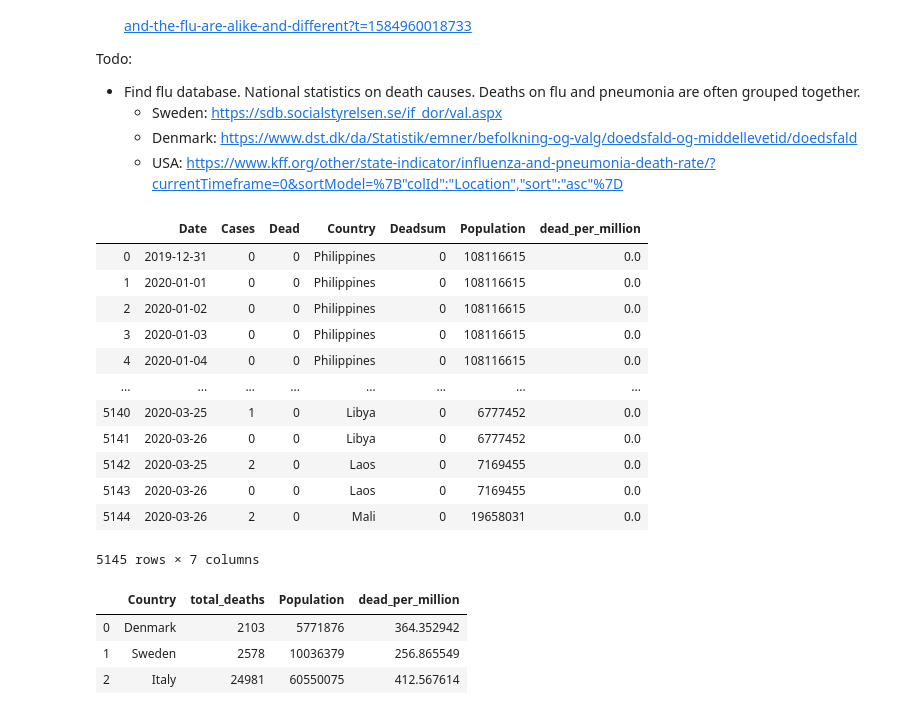
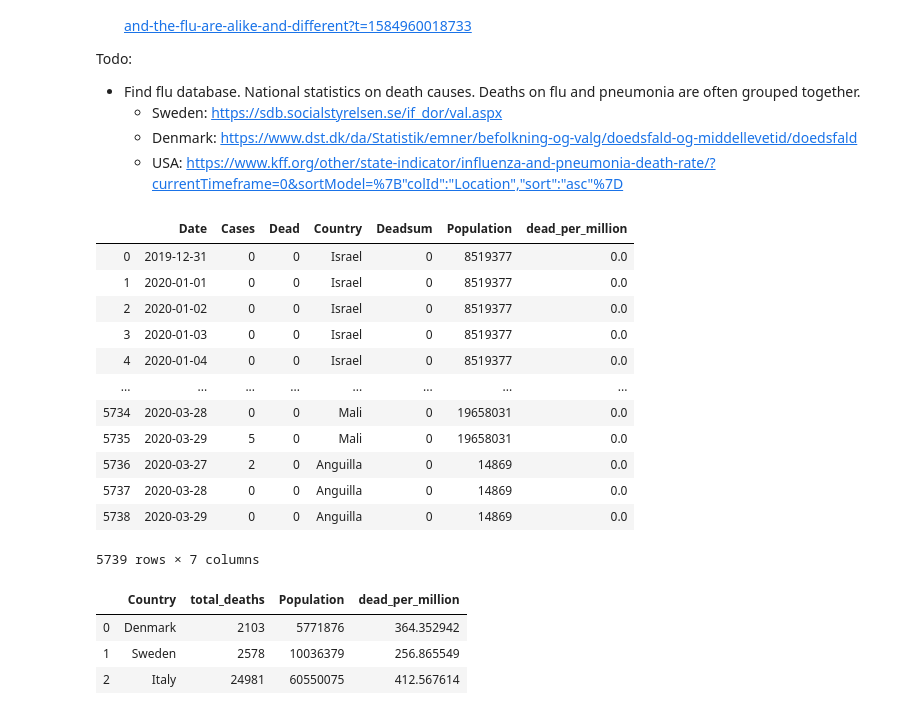
Before and after one commit to mlund/corona-vs-flu, a Jupyter notebook: notebook.ipynb, the cells around one changed output. Cells and saved outputs as stored; diff of their text form; code cells hidden in the pictures.

```diff
--- a/notebook.ipynb
+++ b/notebook.ipynb
@@ -22,45 +22,47 @@ import datetime
 # %%
 today = datetime.date.today().strftime("%Y-%m-%d")
 # source: https://www.ecdc.europa.eu/en/publications-data/download-todays-data-geographic-distribution-covid-19-cases-worldwide
-url = "https://www.ecdc.europa.eu/sites/default/files/documents/COVID-19-geographic-disbtribution-worldwide-2020-03-26.xlsx"
+url = "https://www.ecdc.europa.eu/sites/default/files/documents/COVID-19-geographic-disbtribution-worldwide-2020-03-29.xlsx"
 #file = "COVID-19-geographic-disbtribution-worldwide-2020-03-22.xlsx"
 db = pd.read_excel(url, usecols=[0,4,5,6], converters= {'DateRep': pd.to_datetime})
-db.rename(columns={"Countries and territories": "Country"}, inplace=True, errors="raise")
-db.rename(columns={"DateRep": "Date"}, inplace=True, errors="raise")
-db.rename(columns={"Deaths": "Dead"}, inplace=True, errors="raise")
-db.rename(columns={"Cases": "Cases"}, inplace=True, errors="raise")
+db.rename(columns={"countriesAndTerritories": "Country"}, inplace=True, errors="raise")
+db.rename(columns={"dateRep": "Date"}, inplace=True, errors="raise")
+db.rename(columns={"deaths": "Dead"}, inplace=True, errors="raise")
+db.rename(columns={"cases": "Cases"}, inplace=True, errors="raise")
 db.sort_values('Date', inplace=True)
 db["Deadsum"] = db.groupby(by=['Country']).cumsum().Dead
 
 # read and mangle country population database
 population = pd.read_html("https://en.wikipedia.org/wiki/List_of_countries_by_population_(United_Nations)")[1]
 population.drop(columns=[1,2,3,5], inplace=True)
 population = population.rename(columns={0: "Country", 4: "Population"}).dropna()
 population["Country"] = population["Country"].replace(to_replace="China[a]", value="China")
 population["Country"] = population["Country"].replace(to_replace="Spain[d]", value="Spain")
 population["Country"] = population["Country"].replace(to_replace="Norway[m]", value="Norway")
+population["Country"] = population["Country"].replace(to_replace="France[b]", value="France")
 population["Country"] = population["Country"].replace(to_replace="Czech Republic", value="Czech_Republic")
 population["Country"] = population["Country"].replace(to_replace="United Kingdom", value="United_Kingdom")
+population["Country"] = population["Country"].replace(to_replace="United States", value="United_States_of_America")
 
 # merge the two databases above
 db = pd.merge(db, population, on="Country")
 db.Population = db["Population"].astype(int).values
 db["dead_per_million"] = db.Deadsum / db.Population * 1e6
 db
 # %% [output]
 |  | Date | Cases | Dead | Country | Deadsum | Population | dead_per_million |
-| 0 | 2019-12-31 | 0 | 0 | Philippines | 0 | 108116615 | 0.0 |
-| 1 | 2020-01-01 | 0 | 0 | Philippines | 0 | 108116615 | 0.0 |
-| 2 | 2020-01-02 | 0 | 0 | Philippines | 0 | 108116615 | 0.0 |
-| 3 | 2020-01-03 | 0 | 0 | Philippines | 0 | 108116615 | 0.0 |
-| 4 | 2020-01-04 | 0 | 0 | Philippines | 0 | 108116615 | 0.0 |
+| 0 | 2019-12-31 | 0 | 0 | Israel | 0 | 8519377 | 0.0 |
+| 1 | 2020-01-01 | 0 | 0 | Israel | 0 | 8519377 | 0.0 |
+| 2 | 2020-01-02 | 0 | 0 | Israel | 0 | 8519377 | 0.0 |
+| 3 | 2020-01-03 | 0 | 0 | Israel | 0 | 8519377 | 0.0 |
+| 4 | 2020-01-04 | 0 | 0 | Israel | 0 | 8519377 | 0.0 |
 | ... | ... | ... | ... | ... | ... | ... | ... |
-| 5140 | 2020-03-25 | 1 | 0 | Libya | 0 | 6777452 | 0.0 |
-| 5141 | 2020-03-26 | 0 | 0 | Libya | 0 | 6777452 | 0.0 |
-| 5142 | 2020-03-25 | 2 | 0 | Laos | 0 | 7169455 | 0.0 |
-| 5143 | 2020-03-26 | 0 | 0 | Laos | 0 | 7169455 | 0.0 |
-| 5144 | 2020-03-26 | 2 | 0 | Mali | 0 | 19658031 | 0.0 |
+| 5734 | 2020-03-28 | 0 | 0 | Mali | 0 | 19658031 | 0.0 |
+| 5735 | 2020-03-29 | 5 | 0 | Mali | 0 | 19658031 | 0.0 |
+| 5736 | 2020-03-27 | 2 | 0 | Anguilla | 0 | 14869 | 0.0 |
+| 5737 | 2020-03-28 | 0 | 0 | Anguilla | 0 | 14869 | 0.0 |
+| 5738 | 2020-03-29 | 0 | 0 | Anguilla | 0 | 14869 | 0.0 |
-5145 rows × 7 columns
+5739 rows × 7 columns
 # %%
 # total deaths by flu or pneumonia in 2018. Sources from links above
 flu = dict(
```
Also changed, not shown: parts of 2 cells of this notebook, 1 other file.
